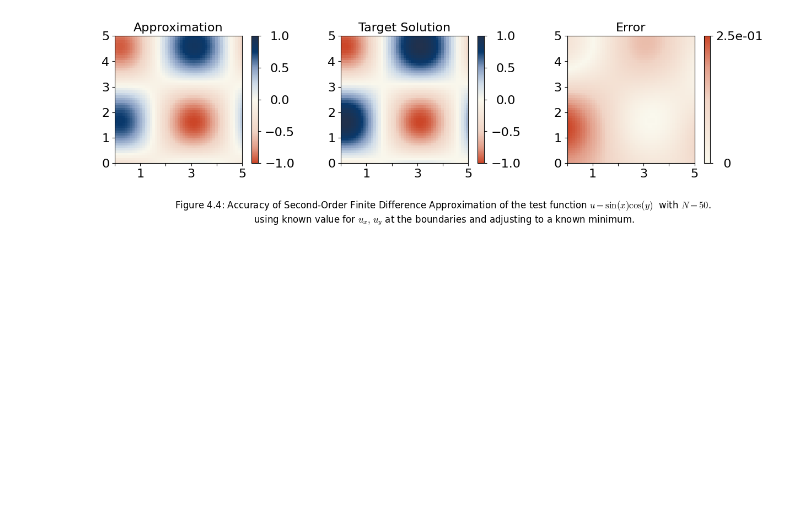
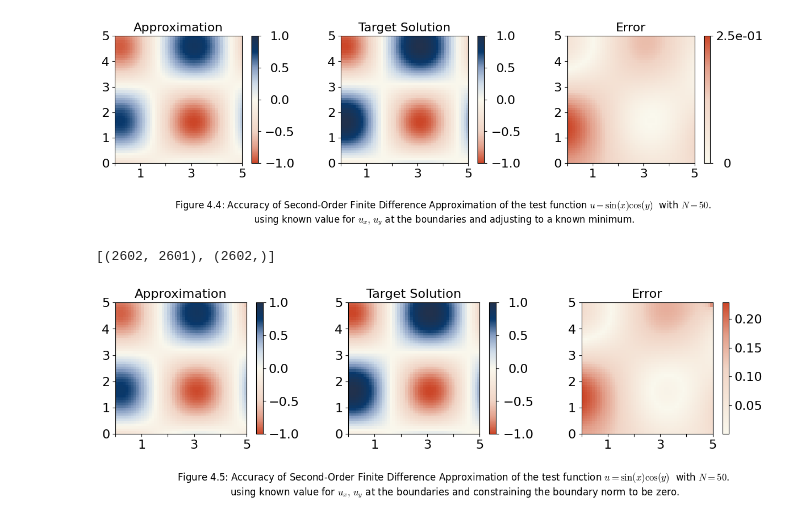
Before and after one commit to ChaLeGir/Numerical_PDEs, a Jupyter notebook: HW0/hw0_notebook.ipynb, the cells around one changed output. Saved outputs shown, nothing was run; the diff lists cells and outputs as text; code cells hidden in the pictures; blank space fills up the shorter version.

```diff
--- a/HW0/hw0_notebook.ipynb
+++ b/HW0/hw0_notebook.ipynb
@@ -2039,0 +2045,4 @@ fig.savefig(
+# %%
+[A.shape, b.shape]
+# %% [output]
+[(2602, 2601), (2602,)]
@@ -2039,0 +2146,72 @@ fig.savefig(
+# %%
+
+fig, ax = plt.subplots(1, 3, figsize=(15, 3))
+
+im0 = ax[0].imshow(
+    u_approx.reshape((N+1, N+1)),
+    origin="lower",
+    extent=[x.min(), x.max(), y.min(), y.max()],
+    cmap=mines_cmap_div,
+    norm=TwoSlopeNorm(vmin=-1, vcenter=0, vmax=1)
+    )
+value = f"{np.abs(data_min):.1e}"
+
+sign = "-" if data_min < 0 else "+"
+
+ax[0].set_title("Approximation")
+ax[0].title.set_fontsize(16)
+ax[0].set_xticks([0, 1, 2, 3, 4, 5])
+
+im1 = ax[1].imshow(
+    u_soln,
+    origin="lower",
+    extent=[x.min(), x.max(), y.min(), y.max()],
+    cmap=mines_cmap_div)
+ax[1].set_title("Target Solution")
+ax[1].title.set_fontsize(16)
+ax[1].set_xticks([0, 1, 2, 3, 4, 5])
+
+err = np.abs(u_approx.reshape((N+1, N+1)) - u_soln)
+
+im2 = ax[2].imshow(
+    err,
+    cmap=mines_cmap_err,
+    origin="lower",
+    extent=[x.min(), x.max(), y.min(), y.max()])
+ax[2].set_title("Error")
+ax[2].title.set_fontsize(16)
+ax[2].set_xticks([0, 1, 2, 3, 4, 5])
+
+for a in ax:
+    a.xaxis.set_major_formatter(
+        FuncFormatter(
+            lambda x, pos: f"{x:g}"
+            if np.any(np.isclose(x, [1,3, 5]))
+            else ""
+        )
+    )
+
+for a in ax:
+    a.tick_params(axis="both", which="major", labelsize=16)
+
+cb = [fig.colorbar(im0, ax=ax[0]), fig.colorbar(im1, ax=ax[1]), fig.colorbar(im2, ax=ax[2])]
+for i, c in enumerate(cb):
+    c.ax.tick_params(labelsize=16)
+    if i == 1:
+        c.set_ticks([-1, -0.5, 0, 0.5, 1])
+        for label in c.ax.get_yticklabels():
+            label.set_horizontalalignment('center')
+        c.ax.yaxis.set_tick_params(pad=25)
+
+fig.text(
+    0.55, -0.25,
+    "Figure 4.5: Accuracy of Second-Order Finite Difference "+ r"Approximation of the test function $u=\sin(x)\cos(y)$  with $N=50$." \
+        + "\n using known value for " + r"$u_x,\,u_y$" + " at the boundaries and constraining the boundary norm to be zero.",
+    ha="center",
+    fontsize=12,
+    fontfamily="DejaVu Sans"
+)
+
+plt.show()
+# %% [output]
+[figure, added]
```
Also changed, not shown: parts of 3 cells of this notebook.
